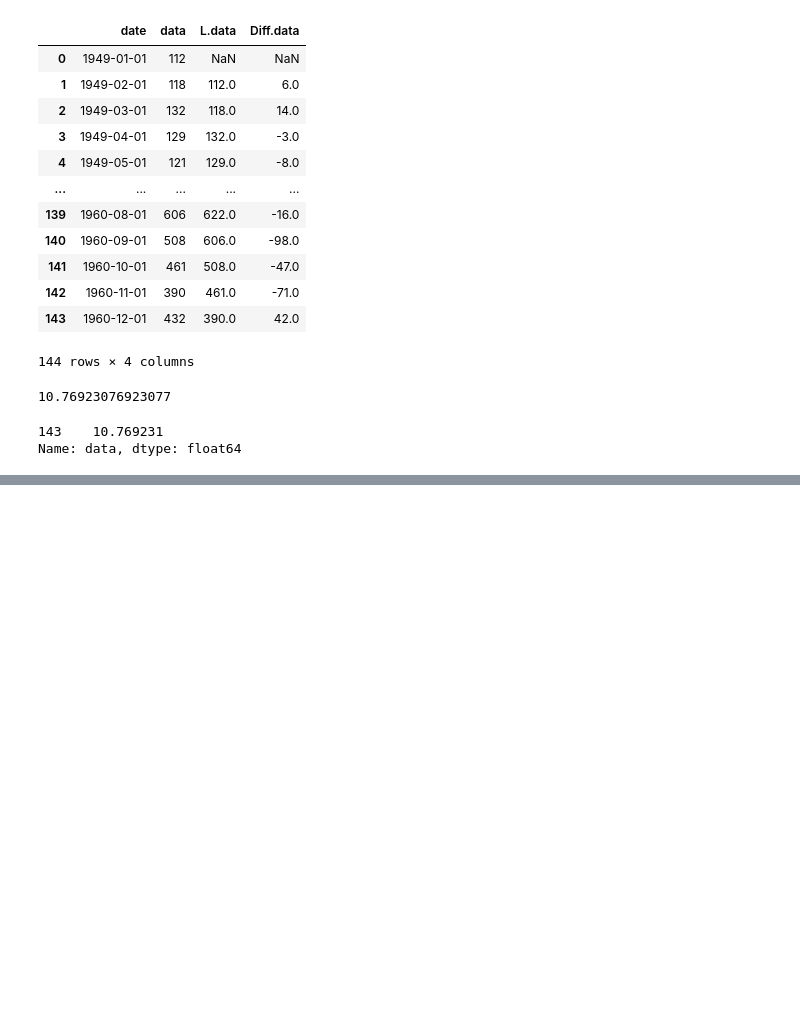
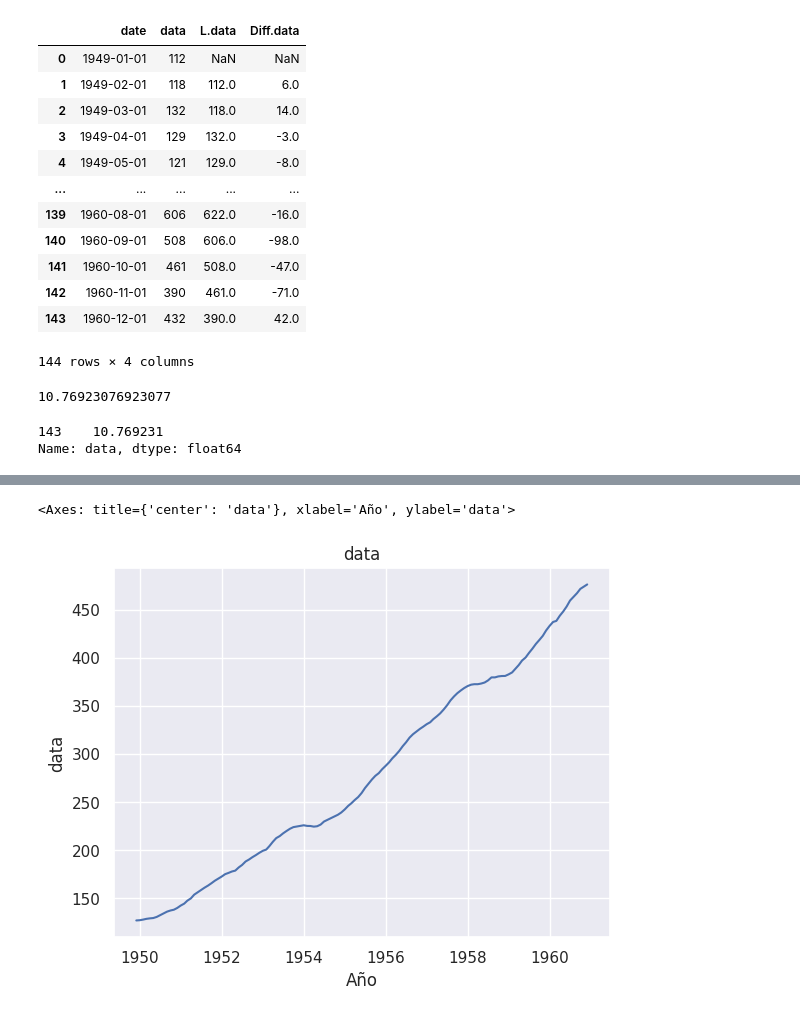
Before and after one commit to luciojosep/AnalisisCuantitativoAvanzado, a Jupyter notebook: SeriesdeTiempo/Operadores.ipynb, the cells around one changed output, grey strips where cells are left out. Saved outputs shown, nothing was run; the diff lists cells and outputs as text; code cells hidden in the pictures; blank space fills up the shorter version.

```diff
--- a/SeriesdeTiempo/Operadores.ipynb
+++ b/SeriesdeTiempo/Operadores.ipynb
@@ -69,0 +99,5 @@ data['Log.data']=np.log(data['data'])
+# %%
+graficar(data['data'].rolling(window=12).mean())
+# %% [output]
+<Axes: title={'center': 'data'}, xlabel='Año', ylabel='data'>
+[figure, added]
```
Also changed, not shown: parts of 6 cells of this notebook.
